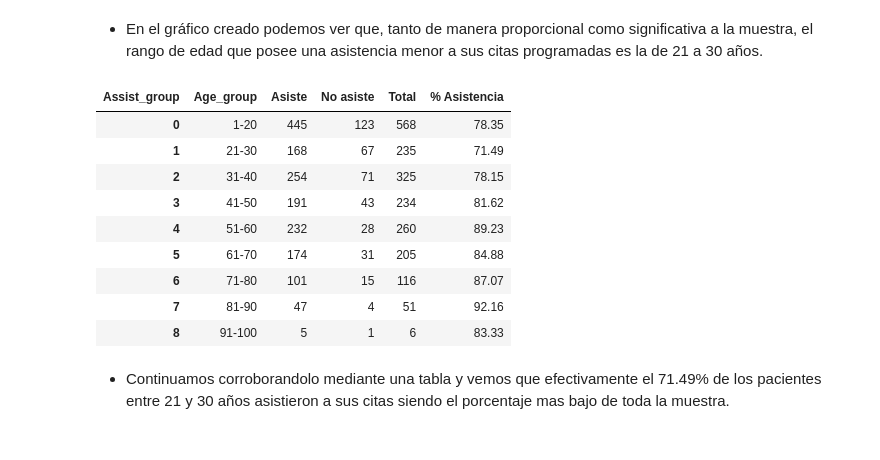
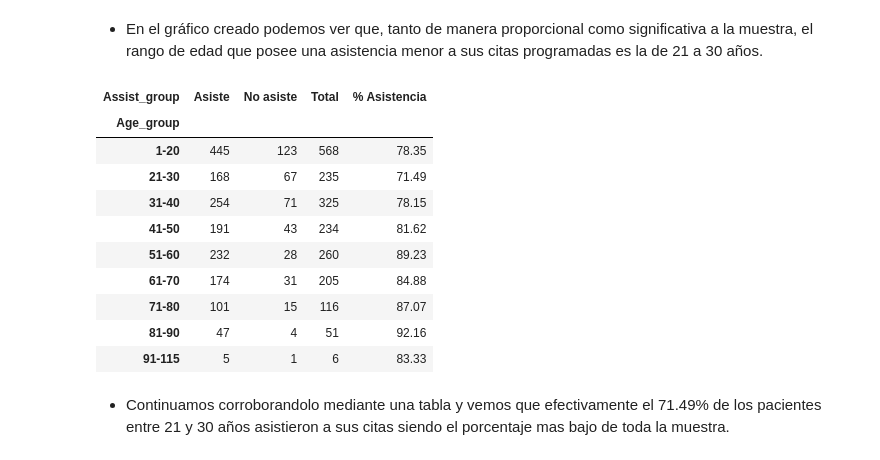
Before and after one commit to boulchouk1/Proyecto-DS-2-CoderHouse, a Jupyter notebook: ProyectoDS2Parte_I_Boulchouk_Alexis_Comisión_90455.ipynb, the cells around one changed output. Saved outputs shown, nothing was run; the diff lists cells and outputs as text; code cells hidden in the pictures.

```diff
--- a/ProyectoDS2Parte_I_Boulchouk_Alexis_Comisión_90455.ipynb
+++ b/ProyectoDS2Parte_I_Boulchouk_Alexis_Comisión_90455.ipynb
@@ -117,9 +117,11 @@ from datetime import datetime, timedelta # Para poder hacer operaciones entre fe
 
 # Carga del dataset a utilizar:
 
-df=pd.read_csv('https://raw.githubusercontent.com/boulchouk1/Proyecto-DS-1-CoderHouse/refs/heads/main/healthcare_noshows%202K%20F.csv') #Cargamos el Dataframe.
+df=pd.read_csv('https://raw.githubusercontent.com/boulchouk1/Proyecto-DS-2-CoderHouse/refs/heads/main/healthcare_noshows%202K%20F.csv') #Cargamos el Dataframe.
 # En caso de querer leer un dataset que se encuentra en la misma carpeta de drive que el colab podemos utilizar directamente el nombre del mismo .csv para leerlo.
 df = df.replace({True: 1, False: 0}).infer_objects(copy=False) #Reemplazamos los datos booleanos en 1 y 0 para una mejor lectura de los mismos más adelante.
+import warnings
+warnings.filterwarnings("ignore", message=".*Downcasting behavior in `replace`.*")
 df #Mostramos el Dataframe.
 # %% [output]
 |  | PatientId | AppointmentID | Gender | ScheduledDay | AppointmentDay | Age | Neighbourhood | Scholarship | ... |
@@ -290,28 +353,39 @@ plt.show()
 # %% [markdown]
 - En el gráfico creado podemos ver que, tanto de manera proporcional como significativa a la muestra, el rango de edad que posee una asistencia menor a sus citas programadas es la de 21 a 30 años.
 # %%
-col_asistio = [col for col in totales.index if 'asist' in col.lower()][0]
-col_no_asistio = [col for col in totales.index if 'no' in col.lower()][0]
+tabla = pd.pivot_table(
+    df,
+    index="Age_group",
+    columns="Assist_group",
+    values="Showed_up",
+    aggfunc="count",
+    fill_value=0)
+
+totales = tabla.columns
+
+col_asistio = [col for col in totales if 'asist' in col.lower()][0]
+col_no_asistio = [col for col in totales if 'no' in col.lower()][0]
 
 # Recalculamos 'Total' correctamente (sumando 'Asiste' + 'No asiste')
 tabla['Total'] = tabla[col_asistio] + tabla[col_no_asistio]
 # Ahora calculamos el % de asistencia
 tabla['% Asistencia'] = (tabla[col_asistio] / tabla['Total']) * 100
 # Redondeamos a 2 decimales
 tabla['% Asistencia'] = tabla['% Asistencia'].round(2)
 # Mostramos el resultado
 tabla
 # %% [output]
-| Assist_group | Age_group | Asiste | No asiste | Total | % Asistencia |
-| 0 | 1-20 | 445 | 123 | 568 | 78.35 |
-| 1 | 21-30 | 168 | 67 | 235 | 71.49 |
-| 2 | 31-40 | 254 | 71 | 325 | 78.15 |
-| 3 | 41-50 | 191 | 43 | 234 | 81.62 |
-| 4 | 51-60 | 232 | 28 | 260 | 89.23 |
-| 5 | 61-70 | 174 | 31 | 205 | 84.88 |
-| 6 | 71-80 | 101 | 15 | 116 | 87.07 |
-| 7 | 81-90 | 47 | 4 | 51 | 92.16 |
-| 8 | 91-100 | 5 | 1 | 6 | 83.33 |
+| Assist_group | Asiste | No asiste | Total | % Asistencia |
+| Age_group |  |  |  |  |
+| 1-20 | 445 | 123 | 568 | 78.35 |
+| 21-30 | 168 | 67 | 235 | 71.49 |
+| 31-40 | 254 | 71 | 325 | 78.15 |
+| 41-50 | 191 | 43 | 234 | 81.62 |
+| 51-60 | 232 | 28 | 260 | 89.23 |
+| 61-70 | 174 | 31 | 205 | 84.88 |
+| 71-80 | 101 | 15 | 116 | 87.07 |
+| 81-90 | 47 | 4 | 51 | 92.16 |
+| 91-115 | 5 | 1 | 6 | 83.33 |
 # %% [markdown]
 - Continuamos corroborandolo mediante una tabla y vemos que efectivamente el 71.49% de los pacientes entre 21 y 30 años asistieron a sus citas siendo el porcentaje mas bajo de toda la muestra.
 # %% [markdown]
```
Also changed, not shown: parts of 9 cells of this notebook.
